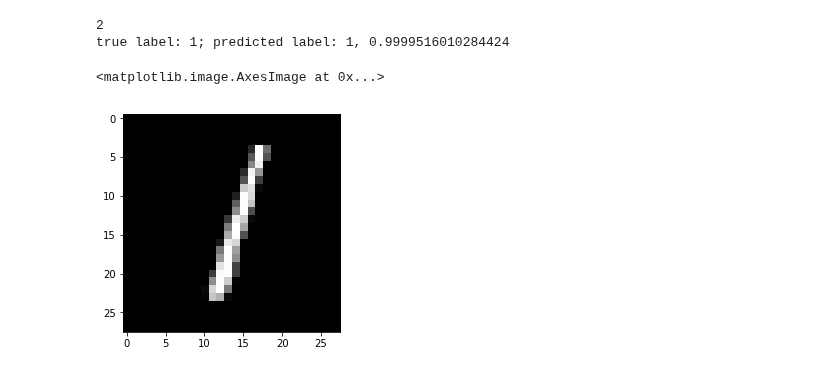
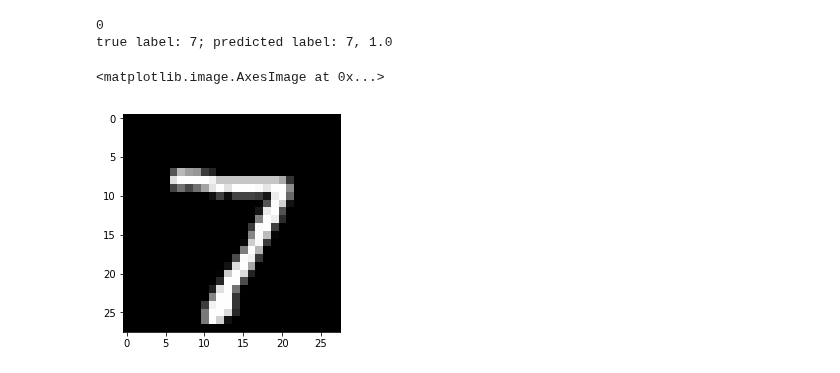
Before and after one commit to Trusted-AI/adversarial-robustness-toolbox, a Jupyter notebook: notebooks/visual-layers.ipynb, the cells around one changed output. Cells and saved outputs as stored; diff of their text form; code cells hidden in the pictures.

```diff
--- a/notebooks/visual-layers.ipynb
+++ b/notebooks/visual-layers.ipynb
@@ -20,40 +20,40 @@ from src.utils import load_mnist
 eps = 0.1
 
 # get instances
 _, (X_test, Y_test) = load_mnist()
-X_advs = np.load(DATA_PATH + "/adversarial/mnist/cnn/relu/fgsm/eps%.2f.npy" % (eps))
+X_advs = np.load(DATA_PATH + "/adversarial/mnist/cnn/fgsm/eps%.2f_train.npy" % (eps))
 
 # get classifier
 classifier = load_classifier(DATA_PATH + "/classifiers/mnist/cnn/relu/", "best-weights.h5")
 
 # get labels
 y_pred = classifier.predict(X_test)
 y_pred_advs = classifier.predict(X_advs)
 
 true_labels = np.argmax(Y_test, axis=1)
 pred_labels = np.argmax(y_pred, axis=1)
 adv_pred_labels = np.argmax(y_pred_advs, axis=1)
 
 wellclass_idx = np.where(true_labels == pred_labels)[0]
 fool_idx = np.where(adv_pred_labels != pred_labels)[0]
 
 pic_index = 2
-# for pic_index in fool_idx:
-#     if pic_index in wellclass_idx:
-#         break
+for pic_index in fool_idx:
+    if pic_index in wellclass_idx:
+        break
 
 print(pic_index)
 
 pred_max_conf, pred_label = max(y_pred[pic_index,:]), pred_labels[pic_index]
 print("true label: {}; predicted label: {}, {}".format(true_labels[pic_index], pred_label, pred_max_conf))
 
 pic = X_test[pic_index]
 plt.imshow(pic.reshape((28, 28)), cmap="gray")
 # %% [output]
-2
-true label: 1; predicted label: 1, 0.9999516010284424
+0
+true label: 7; predicted label: 7, 1.0
 <matplotlib.image.AxesImage at 0x...>
-[figure, old version]
+[figure, new version]
 # %%
 adv_max_conf, adv_label = max(y_pred_advs[pic_index,:]), adv_pred_labels[pic_index]
 print("true label: {}; predicted label: {}, {}".format(true_labels[pic_index], adv_label, adv_max_conf))
```
Also changed, not shown: parts of 9 cells of this notebook, 2 other files.
